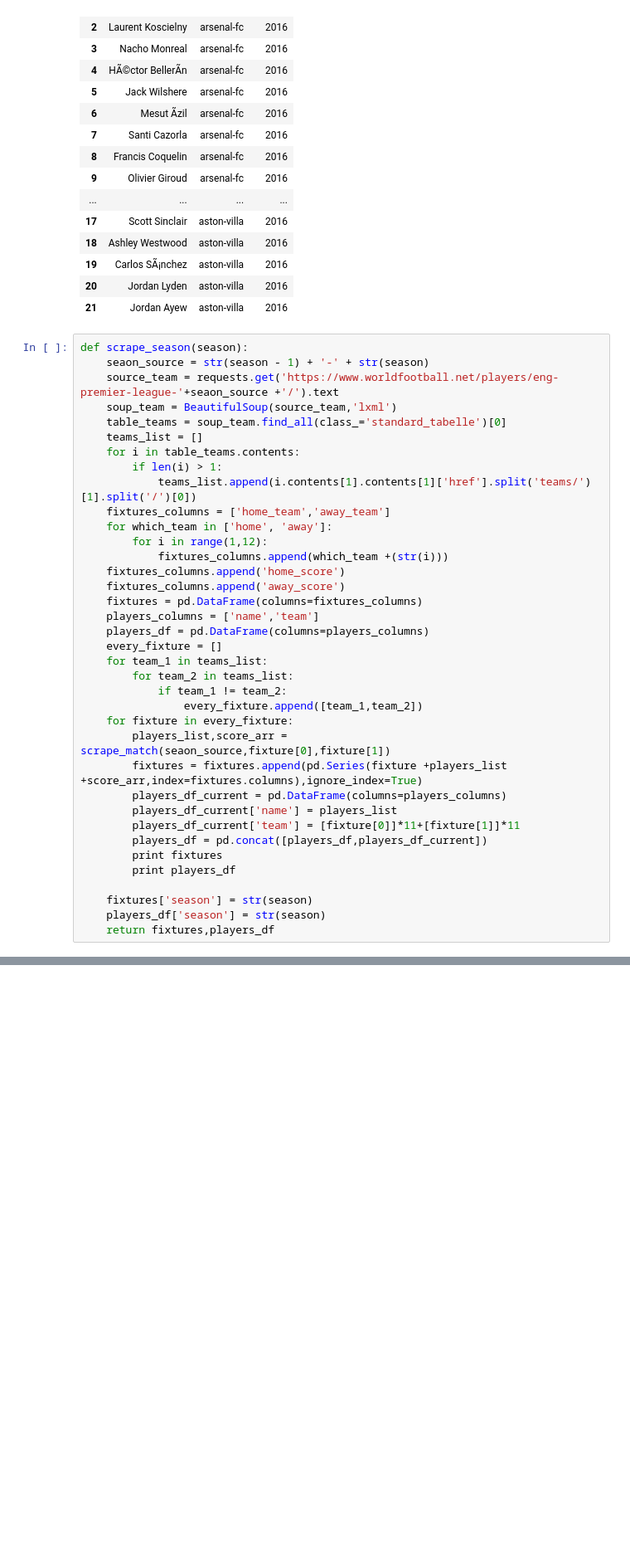
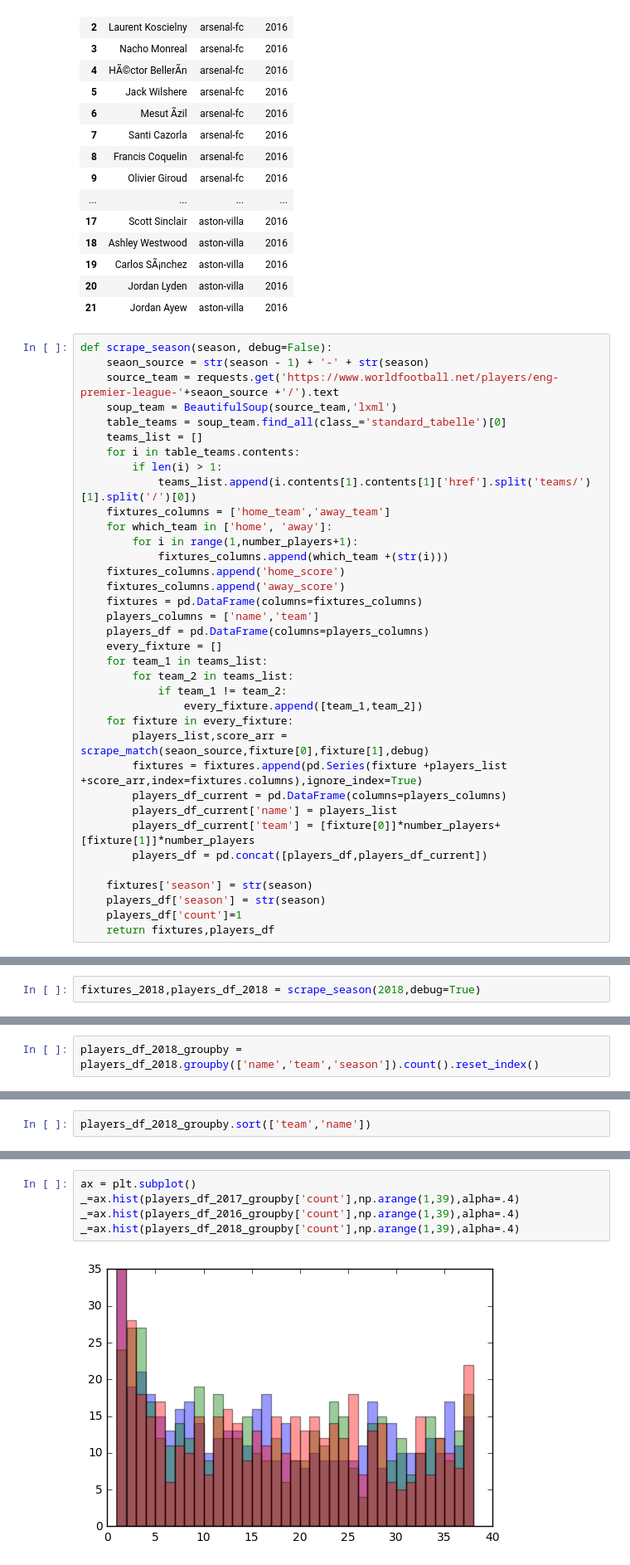
Before and after one commit to yoavtalmi/premier_embedded, a Jupyter notebook: premier_scrap.ipynb, the cells around one changed output, grey strips where cells are left out. Shown: that part at 83% size. Saved outputs shown, nothing was run; the diff lists cells and outputs as text; blank space fills up the shorter version.

Commit message:
Add files via upload
season scraping is working. data is saved. still need to complete comparsion names along different seasons

```diff
--- a/premier_scrap.ipynb
+++ b/premier_scrap.ipynb
@@ -161,7 +168,7 @@ players_df_current
 | 20 | Jordan Lyden | aston-villa | 2016 |
 | 21 | Jordan Ayew | aston-villa | 2016 |
 # %%
-def scrape_season(season):
+def scrape_season(season, debug=False):
     seaon_source = str(season - 1) + '-' + str(season)
     source_team = requests.get('https://www.worldfootball.net/players/eng-premier-league-'+seaon_source +'/').text
     soup_team = BeautifulSoup(source_team,'lxml')
@@ -172,7 +179,7 @@ def scrape_season(season):
             teams_list.append(i.contents[1].contents[1]['href'].split('teams/')[1].split('/')[0])
     fixtures_columns = ['home_team','away_team']
     for which_team in ['home', 'away']:
-        for i in range(1,12):
+        for i in range(1,number_players+1):
             fixtures_columns.append(which_team +(str(i)))
     fixtures_columns.append('home_score')
     fixtures_columns.append('away_score')
@@ -185,15 +192,14 @@ def scrape_season(season):
             if team_1 != team_2:
                 every_fixture.append([team_1,team_2])
     for fixture in every_fixture:
-        players_list,score_arr = scrape_match(seaon_source,fixture[0],fixture[1])
+        players_list,score_arr = scrape_match(seaon_source,fixture[0],fixture[1],debug)
         fixtures = fixtures.append(pd.Series(fixture +players_list +score_arr,index=fixtures.columns),ignore_index=True)
         players_df_current = pd.DataFrame(columns=players_columns)
         players_df_current['name'] = players_list
-        players_df_current['team'] = [fixture[0]]*11+[fixture[1]]*11
+        players_df_current['team'] = [fixture[0]]*number_players+[fixture[1]]*number_players
         players_df = pd.concat([players_df,players_df_current])
-        print fixtures
-        print players_df
 
     fixtures['season'] = str(season)
     players_df['season'] = str(season)
+    players_df['count']=1
     return fixtures,players_df
@@ -263,0 +206,2 @@ players_df
+# %%
+fixtures_2018,players_df_2018 = scrape_season(2018,debug=True)
@@ -263,0 +268,2 @@ players_df
+# %%
+players_df_2018_groupby = players_df_2018.groupby(['name','team','season']).count().reset_index()
@@ -263,0 +274,2 @@ players_df
+# %%
+players_df_2018_groupby.sort(['team','name'])
@@ -263,0 +295,7 @@ players_df
+# %%
+ax = plt.subplot()
+_=ax.hist(players_df_2017_groupby['count'],np.arange(1,39),alpha=.4)
+_=ax.hist(players_df_2016_groupby['count'],np.arange(1,39),alpha=.4)
+_=ax.hist(players_df_2018_groupby['count'],np.arange(1,39),alpha=.4)
+# %% [output]
+[figure, added]
```
Also changed, not shown: parts of 34 cells of this notebook, 6 other files.
